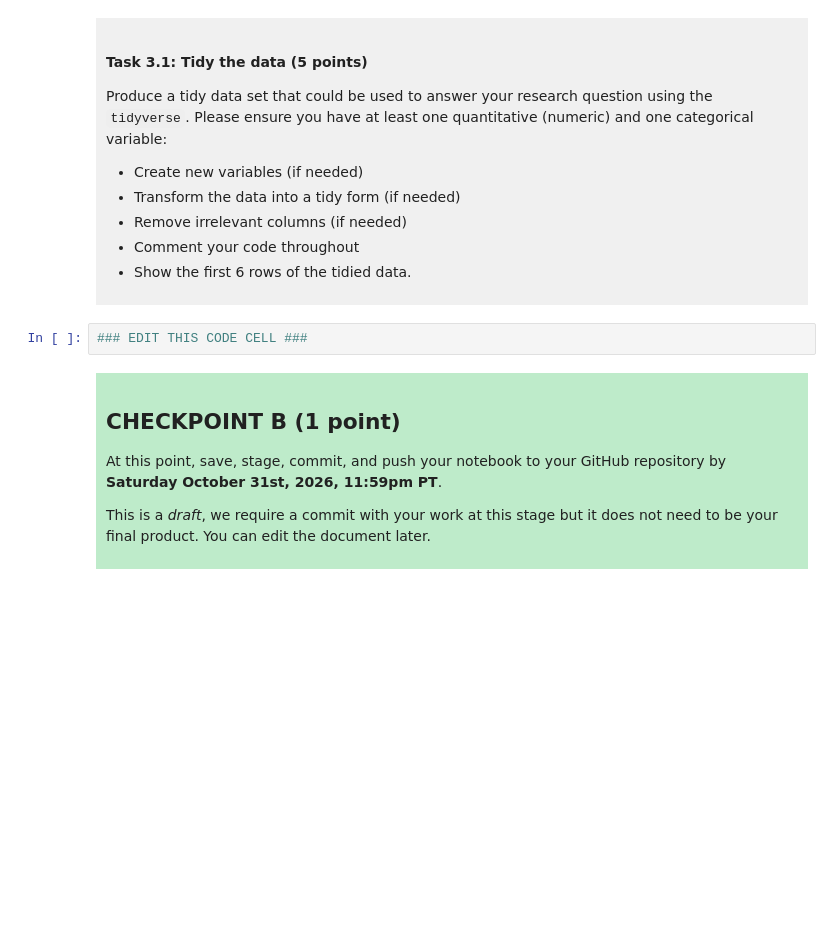
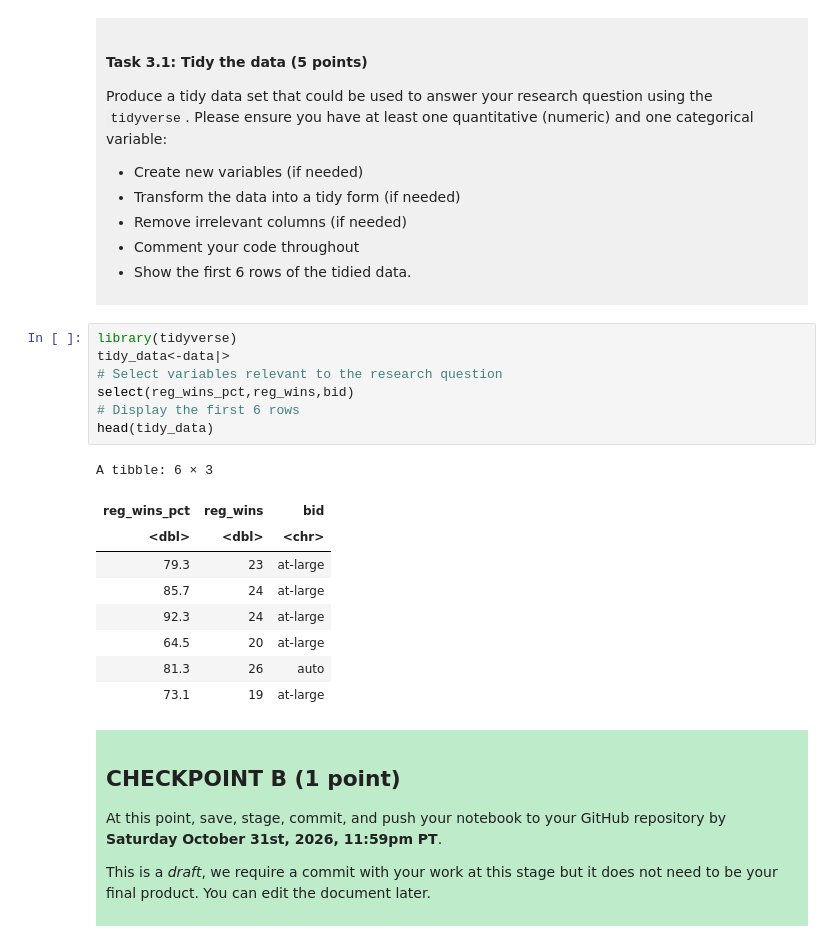
Before and after one commit to ClareLiao/dsci-100-project-Jiaying-Liao, a Jupyter notebook: dsci-100-project-notebook.ipynb, the cells around one changed output. Drawn from its saved outputs; the diff is of its cells as text; blank space fills up the shorter version.

```diff
--- a/dsci-100-project-notebook.ipynb
+++ b/dsci-100-project-notebook.ipynb
@@ -189,7 +204,22 @@ Produce a tidy data set that could be used to answer your research question usin
 
 </div>
 # %%
-### EDIT THIS CODE CELL ###
+library(tidyverse)
+tidy_data<-data|>
+# Select variables relevant to the research question
+select(reg_wins_pct,reg_wins,bid)
+# Display the first 6 rows
+head(tidy_data)
+# %% [output]
+A tibble: 6 × 3
+| reg_wins_pct | reg_wins | bid |
+| <dbl> | <dbl> | <chr> |
+| 79.3 | 23 | at-large |
+| 85.7 | 24 | at-large |
+| 92.3 | 24 | at-large |
+| 64.5 | 20 | at-large |
+| 81.3 | 26 | auto |
+| 73.1 | 19 | at-large |
 # %% [markdown]
 <div style="background-color: #beebca; padding: 10px;">
 
```
Also changed, not shown: parts of 5 cells of this notebook.
